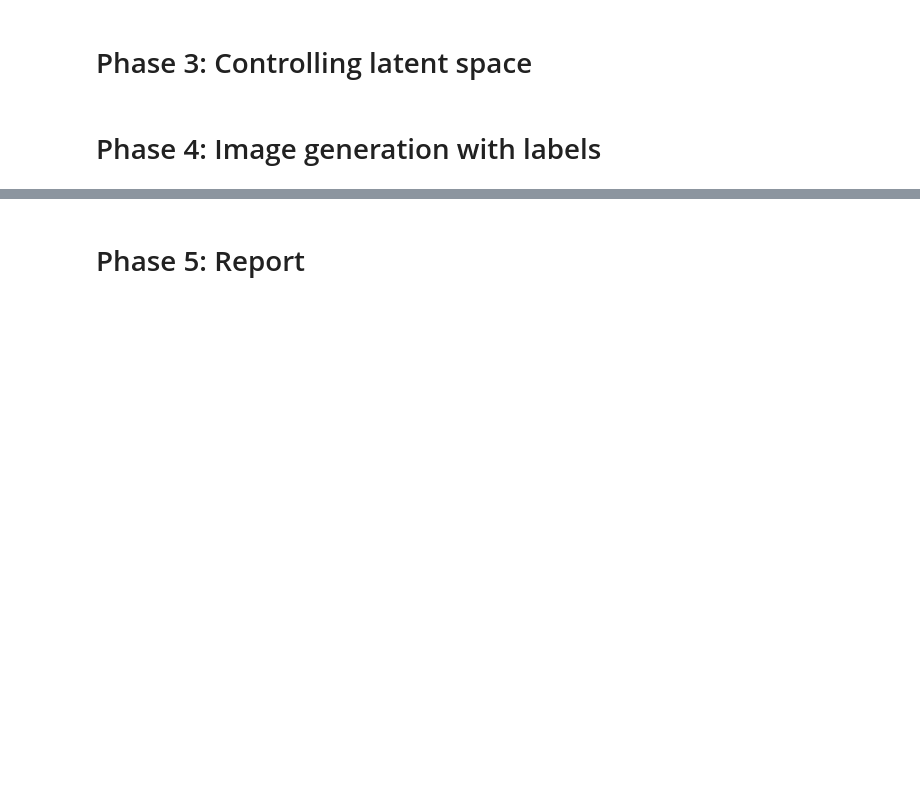
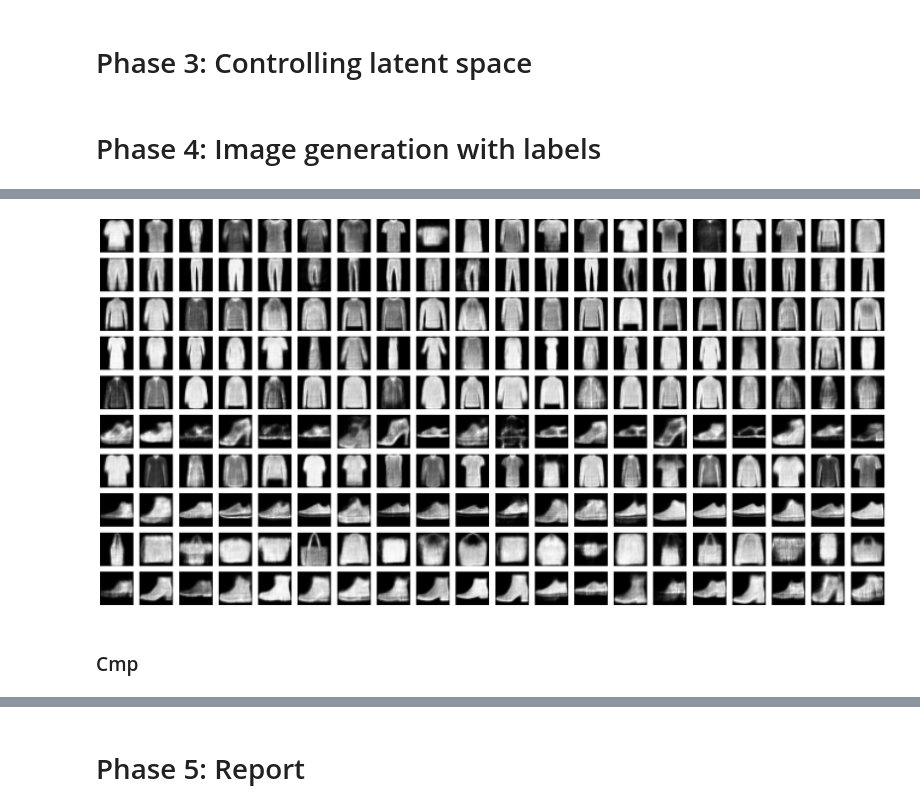
Before and after one commit to AMBandariM/vae-from-scratch, a Jupyter notebook: main.ipynb, the cells around one changed output, grey strips where cells are left out. Saved outputs shown, nothing was run; the diff lists cells and outputs as text; code cells hidden in the pictures; blank space fills up the shorter version.

Commit message:
Phase 4: Image generation with labels

```diff
--- a/main.ipynb
+++ b/main.ipynb
@@ -646,0 +701,15 @@ FID: 7.7727
+# %%
+def cvae_loss(recon_x, x, mu, logvar, beta=1.0):
+    x_scaled = (x + 1.0) / 2.0
+
+    recon_loss = F.binary_cross_entropy(
+        recon_x.view(-1, 28*28),
+        x_scaled.view(-1, 28*28),
+        reduction='sum'
+    )
+
+    kld_loss = -0.5 * torch.sum(
+        1 + logvar - mu.pow(2) - logvar.exp()
+    )
+
+    return (recon_loss + beta * kld_loss) / x.size(0)
@@ -646,0 +781,32 @@ FID: 7.7727
+# %%
+cvae.eval()
+
+num_classes = 10
+samples_per_class = 20
+
+fig, axes = plt.subplots(num_classes, samples_per_class,
+                         figsize=(samples_per_class, num_classes))
+
+with torch.no_grad():
+    for cls in range(num_classes):
+        labels = torch.full((samples_per_class,),
+                            cls,
+                            device=device)
+
+        z = torch.randn(samples_per_class,
+                        latent_dim,
+                        device=device)
+
+        generated = cvae.decode(z, labels).cpu()
+
+        for i in range(samples_per_class):
+            axes[cls, i].imshow(generated[i][0],
+                                cmap='gray')
+            axes[cls, i].axis('off')
+
+plt.tight_layout()
+plt.show()
+# %% [output]
+[figure, added]
+# %% [markdown]
+### Cmp
```
Also changed, not shown: parts of 7 cells of this notebook.
